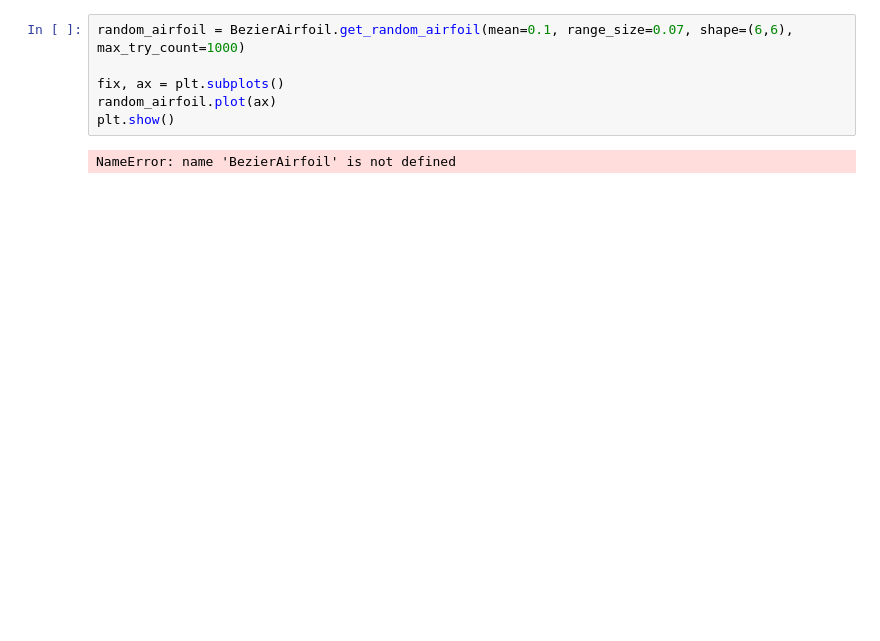
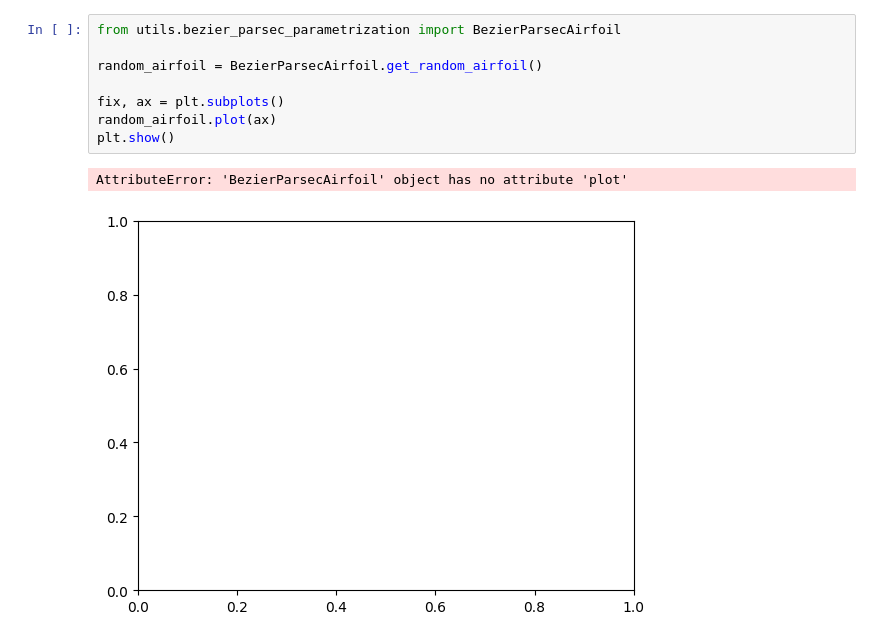
Before and after one commit to HugoxSaraiva/airfoil-optimization-ga, a Jupyter notebook: bezier_parametrization_test.ipynb, the cells around one changed output. Saved outputs shown, nothing was run; the diff lists cells and outputs as text; blank space fills up the shorter version.

```diff
--- a/bezier_parametrization_test.ipynb
+++ b/bezier_parametrization_test.ipynb
@@ -46,8 +67,11 @@ AttributeError: 'numpy.ndarray' object has no attribute 'pop'
 # %%
-random_airfoil = BezierAirfoil.get_random_airfoil(mean=0.1, range_size=0.07, shape=(6,6), max_try_count=1000)
+from utils.bezier_parsec_parametrization import BezierParsecAirfoil
+
+random_airfoil = BezierParsecAirfoil.get_random_airfoil()
 
 fix, ax = plt.subplots()
 random_airfoil.plot(ax)
 plt.show()
 # %% [output]
-NameError: name 'BezierAirfoil' is not defined
+AttributeError: 'BezierParsecAirfoil' object has no attribute 'plot'
+[figure, added]
```
Also changed, not shown: parts of 2 cells of this notebook, 58 other files.
